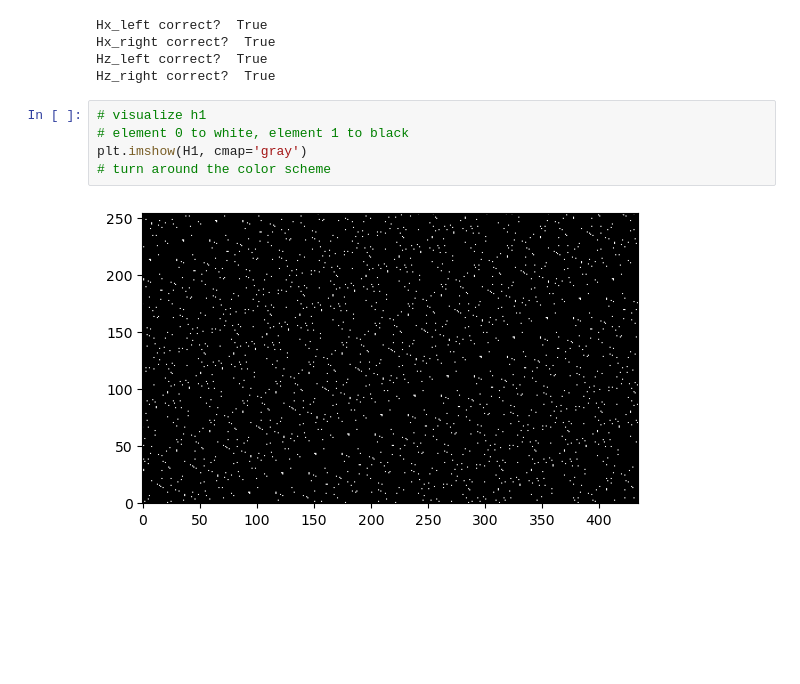
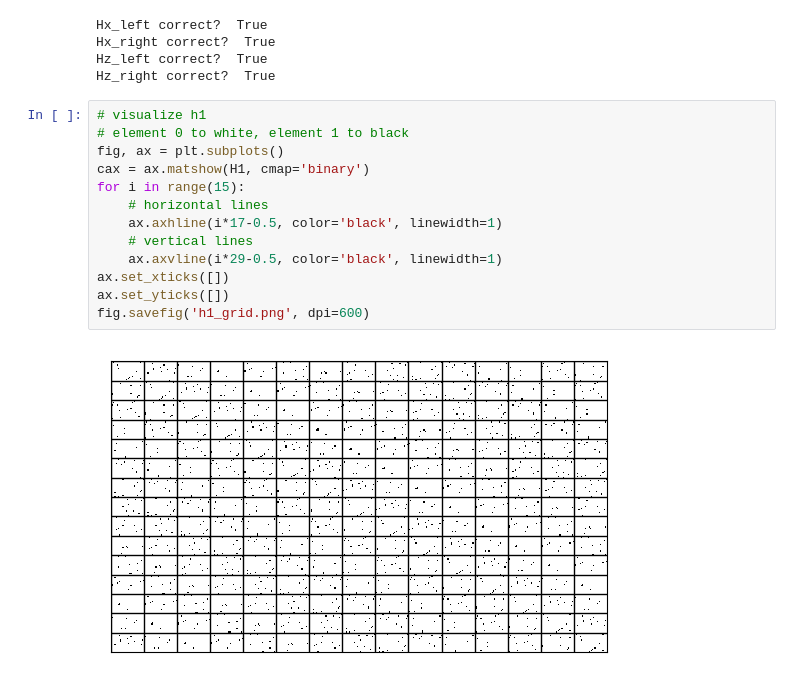
Before and after one commit to Rosetta-Tan/aperiodic-codes, a Jupyter notebook: drafts/balanced_product.ipynb, the cells around one changed output. Cells and saved outputs as stored; diff of their text form; blank space fills up the shorter version.

```diff
--- a/drafts/balanced_product.ipynb
+++ b/drafts/balanced_product.ipynb
@@ -170,10 +170,18 @@ Hx_left correct?  True
 Hx_right correct?  True
 Hz_left correct?  True
 Hz_right correct?  True
-# %%
-# visualize h1
-# element 0 to white, element 1 to black
-plt.imshow(H1, cmap='gray')
-# turn around the color scheme
-# %% [output]
-[figure, removed]
+# %%
+# visualize h1
+# element 0 to white, element 1 to black
+fig, ax = plt.subplots()
+cax = ax.matshow(H1, cmap='binary')
+for i in range(15):
+    # horizontal lines
+    ax.axhline(i*17-0.5, color='black', linewidth=1)
+    # vertical lines
+    ax.axvline(i*29-0.5, color='black', linewidth=1)
+ax.set_xticks([])
+ax.set_yticks([])
+fig.savefig('h1_grid.png', dpi=600)
+# %% [output]
+[figure, added]
```
Also changed, not shown: parts of 1 cell of this notebook, 13 other files.
